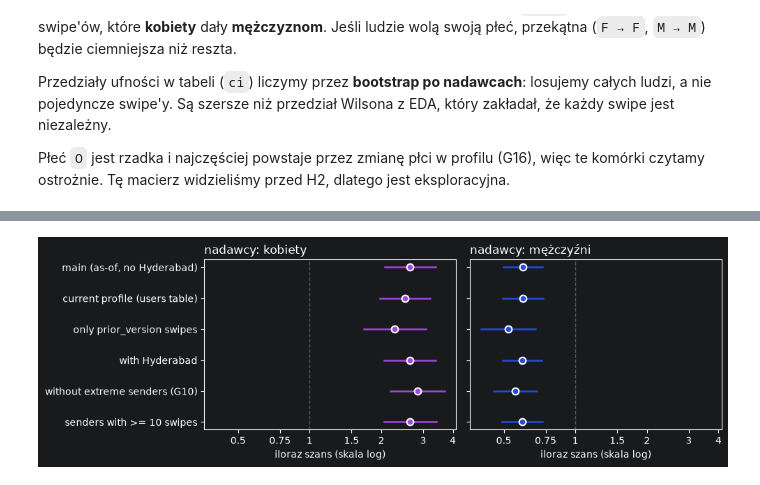
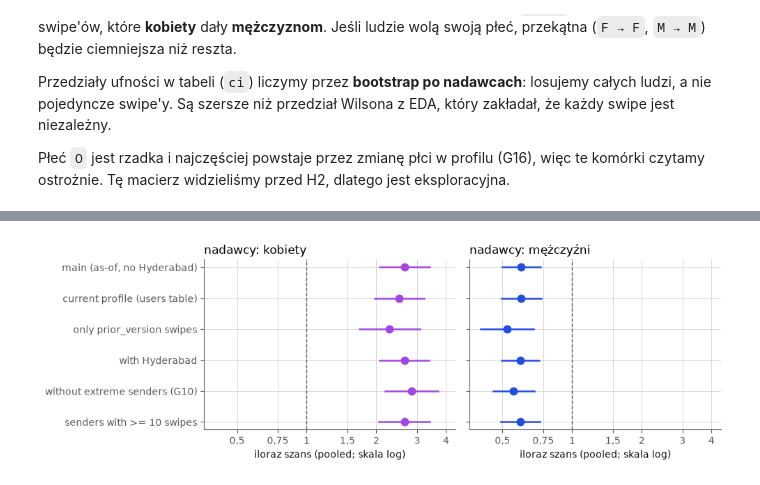
Before and after one commit to banacchini/digital-media-analysis, a Jupyter notebook: notebooks/h2_demographics.ipynb, the cells around one changed output, grey strips where cells are left out. Drawn from its saved outputs; the diff is of its cells as text; code cells hidden in the pictures.

Commit message:
Fix/h2 audit (#11)
h2 audit and regeneration after v1 tags

```diff
--- a/notebooks/h2_demographics.ipynb
+++ b/notebooks/h2_demographics.ipynb
@@ -86,14 +90,16 @@ REQUIRED = ["users", "swipes", "profile_history"]
 USE_REAL = all((DATA_DIR / f"{t}.parquet").exists() for t in REQUIRED)
 if USE_REAL:
     tables = h2.load_tables(DATA_DIR)
-    truth = None
+    CACHE = Cache("../data/interim/h2")
     print("PRAWDZIWE DANE z", DATA_DIR.resolve())
 else:
+    import tempfile
+
     tables, truth = make_synthetic_tables(n_users=1500, swipes_per_user=60, seed=SEED % 1000)
+    CACHE = Cache(tempfile.mkdtemp(prefix="h2_synthetic_"))
     print("!" * 70)
     print("DANE SYNTETYCZNE: nie znaleziono prawdziwych danych.")
     print("Liczby poniżej tylko testują kod i nic nie mówią o RentFriends.")
-    print("Prawdziwy log(OR) ustawiony w generatorze, według płci nadawcy:", truth)
     print("!" * 70)
 
 print(
@@ -159,0 +176,4 @@ Konta skrajne (same prawe albo same lewe, >= 10 swipe'ów) zostają w analizie g
+# %%
+h1_df = pd.read_parquet(H1_V1) if H1_V1.exists() else None
+R = h2_audit.run_all(df, h1_df, CACHE, tables=tables, n_boot=N_BOOT, seed=SEED)
+print(R["sizes"])
@@ -395,19 +697,5 @@ można je porównywać.
 # %%
-scenarios = {
-    "main (as-of, no Hyderabad)": df,
-    "current profile (users table)": h2.build_swipe_table(tables, feature_version="users"),
-    "only prior_version swipes": df[df["asof_source"] == "prior_version"],
-    "with Hyderabad": h2.build_swipe_table(tables, drop_hyderabad=False),
-    "without extreme senders (G10)": df[~df["sender_extreme"]],
-    f"senders with >= {h2.MIN_SWIPES_ACTIVE} swipes": df[df["sender_n"] >= h2.MIN_SWIPES_ACTIVE],
-}
-sens = []
-for name, d in scenarios.items():
-    r = h2.or_by_sender_sex(d)
-    r.insert(0, "scenario", name)
-    r.insert(1, "scenario_swipes", len(d))
-    sens.append(r)
-sens = pd.concat(sens, ignore_index=True)
+sens = R["sensitivity"]
 sens_shown = sens[
     ["scenario", "sender_sex", "scenario_swipes", "n", "odds_ratio", "ci_low", "ci_high"]
 ].copy()
@@ -416,18 +704,22 @@ sens_shown.columns = [
     "płeć nadawcy",
     "swipe'y w wariancie",
     "swipe'y tej płci",
-    "OR",
+    "OR (pooled)",
     "OR dół 95%",
     "OR góra 95%",
 ]
 display(sens_shown.set_index(["wariant", "płeć nadawcy"]))
-
+h2_figs._apply()
 fig, axes = plt.subplots(1, 2, figsize=(10, 3.4), sharex=True)
 for ax, g in zip(axes, ["F", "M"], strict=True):
-    part = sens[sens["sender_sex"] == g].assign(label=lambda t: t["scenario"])
-    forest(part, ax, f"nadawcy: {SEX_PL[g]}")
-    ax.set_xlabel("iloraz szans (skala log)")
-axes[1].set_yticklabels([])
+    part = sens[sens["sender_sex"] == g].reset_index(drop=True)
+    for y, (_, r) in enumerate(part.iterrows()):
+        h2_figs._dot(ax, y, r["odds_ratio"], r["ci_low"], r["ci_high"], colors[g])
+    ax.set_yticks(range(len(part)), part["scenario"] if g == "F" else [])
+    ax.invert_yaxis()
+    h2_figs._or_axis(ax, 0.4, 4)
+    ax.set_title(f"nadawcy: {SEX_PL[g]}", loc="left")
+    ax.set_xlabel("iloraz szans (pooled; skala log)")
 plt.tight_layout()
 plt.show()
 # %% [output]
@@ -435,18 +727,18 @@ plt.show()
 | wariant | płeć nadawcy |  |  |  |  |  |
 | main (as-of, no Hyderabad) | F | 94295 | 50301 | 2.645 | 2.063 | 3.390 |
 |  | M | 94295 | 43095 | 0.602 | 0.498 | 0.729 |
 |  | O | 94295 | 899 | 1.074 | 0.490 | 2.355 |
 | current profile (users table) | F | 94295 | 48765 | 2.514 | 1.968 | 3.212 |
 |  | M | 94295 | 41838 | 0.603 | 0.496 | 0.733 |
 |  | O | 94295 | 3692 | 1.017 | 0.733 | 1.410 |
 | only prior_version swipes | F | 47465 | 24791 | 2.280 | 1.684 | 3.087 |
 |  | M | 47465 | 22121 | 0.524 | 0.402 | 0.681 |
 |  | O | 47465 | 553 | 1.446 | 0.518 | 4.036 |
 | with Hyderabad | F | 95144 | 50313 | 2.641 | 2.062 | 3.384 |
 | ... | ... | ... | ... | ... | ... | ... |
 |  | M | 78327 | 35597 | 0.559 | 0.454 | 0.687 |
 |  | O | 78327 | 753 | 1.036 | 0.420 | 2.556 |
 | senders with >= 10 swipes | F | 92587 | 49325 | 2.643 | 2.053 | 3.402 |
 |  | M | 92587 | 42387 | 0.598 | 0.493 | 0.725 |
 |  | O | 92587 | 875 | 1.421 | 0.698 | 2.892 |
-[figure, old version]
+[figure, new version]
```
Also changed, not shown: parts of 40 cells of this notebook, 18 other files.
